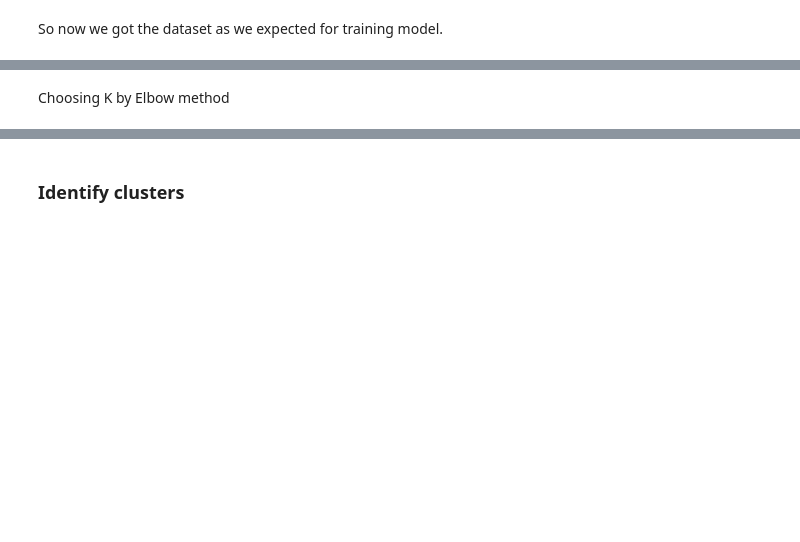
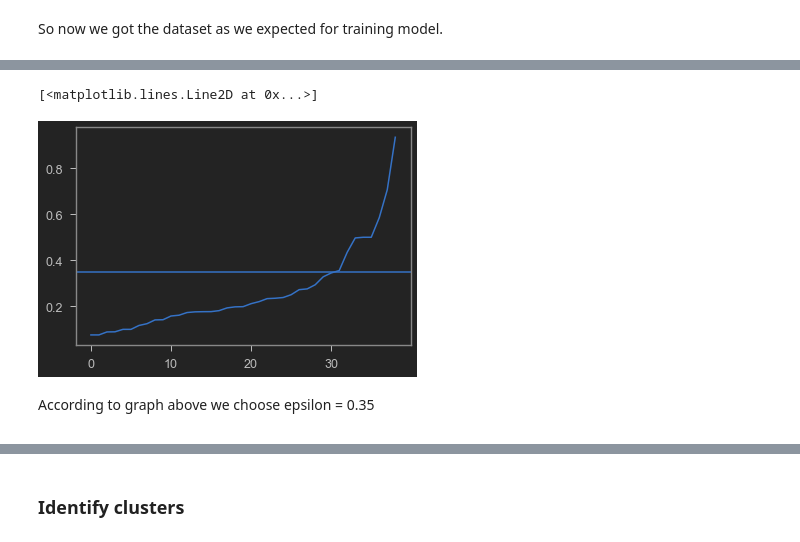
Before and after one commit to blxsheep/IBM_Capstone_Project, a Jupyter notebook: Capstone Project.ipynb, the cells around one changed output, grey strips where cells are left out. Drawn from its saved outputs; the diff is of its cells as text; code cells hidden in the pictures; blank space fills up the shorter version.

```diff
--- a/Capstone Project.ipynb
+++ b/Capstone Project.ipynb
@@ -202,2 +212,19 @@ neighborhood.head()
+# %%
+# Calculate the distance from each point to its closest neighbour using the NearestNeighbors
+import matplotlib.pyplot as plt
+from sklearn.neighbors import NearestNeighbors
+X =  neighborhood.drop('Neighborhood',1)
+nn   =  NearestNeighbors(n_neighbors = 2)
+results =  nn.fit(X)
+distances, indices = results.kneighbors(X)
+#sort and plot
+distances = np.sort(distances, axis=0)
+distances = distances[:,1]
+plt.axhline(0.35)
+plt.plot(distances)
+#so now we got optimal value for epsilon that is 0.35
+# %% [output]
+[<matplotlib.lines.Line2D at 0x...>]
+[figure, added]
 # %% [markdown]
-<p style="font-size:14px"> Choosing K by Elbow method  </p>
+<p style="font-size:14px"> According to graph above we choose  epsilon  = 0.35<p>
```
Also changed, not shown: parts of 19 cells of this notebook.
